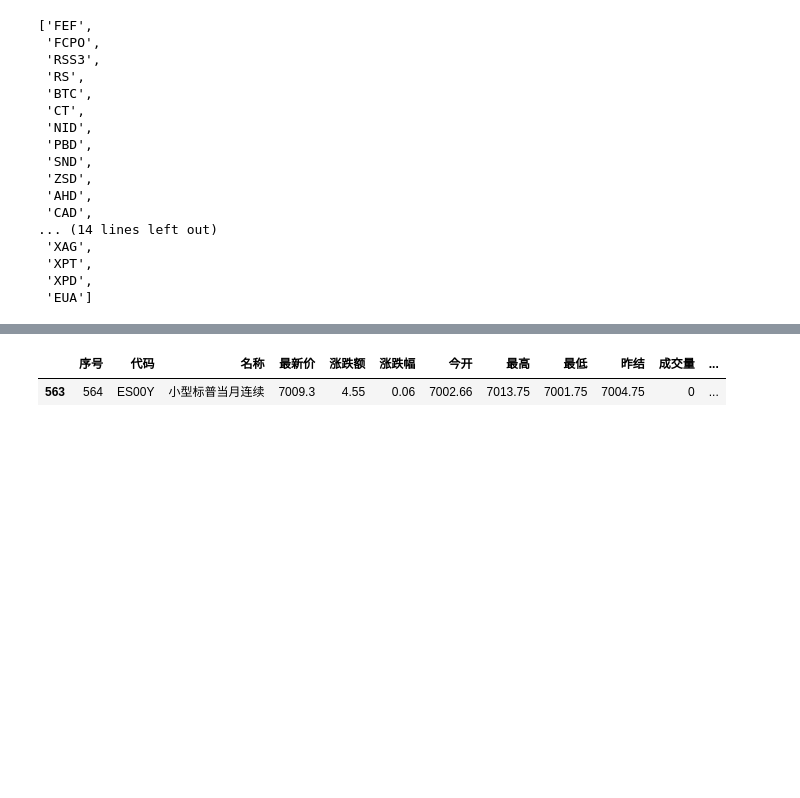
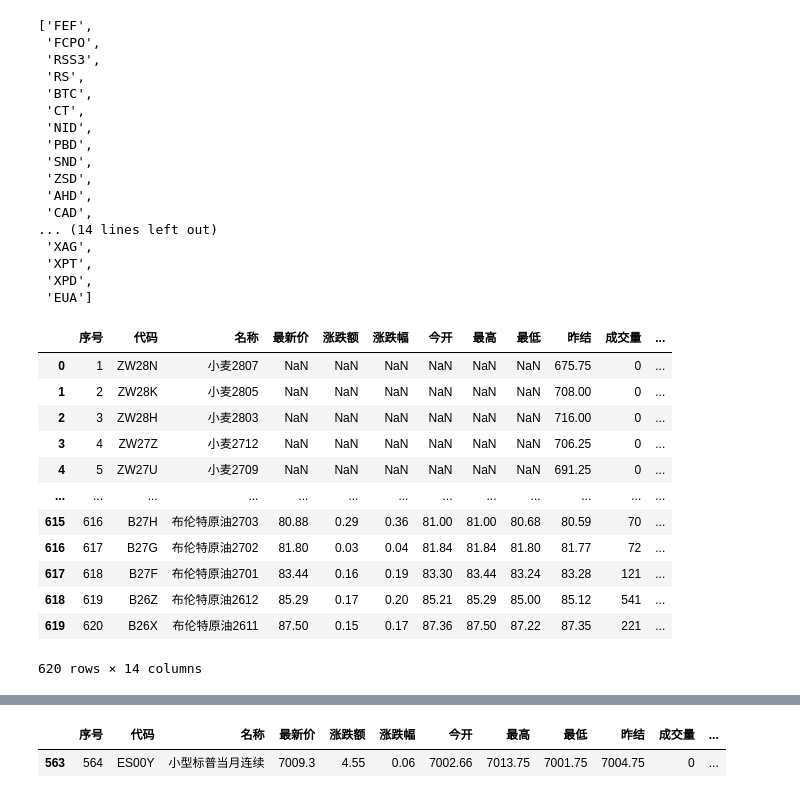
Before and after one commit to u588/app, a Jupyter notebook: AiStock/AK数据接口.ipynb, the cells around one changed output, grey strips where cells are left out. Cells and saved outputs as stored; diff of their text form; code cells hidden in the pictures; blank space fills up the shorter version.

```diff
--- a/AiStock/AK数据接口.ipynb
+++ b/AiStock/AK数据接口.ipynb
@@ -89,6 +91,22 @@ ak.futures_foreign_commodity_subscribe_exchange_symbol()
  'EUA']
 # %%
 spot = ak.futures_global_spot_em()
+# %%
+spot
+# %% [output]
+|  | 序号 | 代码 | 名称 | 最新价 | 涨跌额 | 涨跌幅 | 今开 | 最高 | 最低 | 昨结 | 成交量 | ... |
+| 0 | 1 | ZW28N | 小麦2807 | NaN | NaN | NaN | NaN | NaN | NaN | 675.75 | 0 | ... |
+| 1 | 2 | ZW28K | 小麦2805 | NaN | NaN | NaN | NaN | NaN | NaN | 708.00 | 0 | ... |
+| 2 | 3 | ZW28H | 小麦2803 | NaN | NaN | NaN | NaN | NaN | NaN | 716.00 | 0 | ... |
+| 3 | 4 | ZW27Z | 小麦2712 | NaN | NaN | NaN | NaN | NaN | NaN | 706.25 | 0 | ... |
+| 4 | 5 | ZW27U | 小麦2709 | NaN | NaN | NaN | NaN | NaN | NaN | 691.25 | 0 | ... |
+| ... | ... | ... | ... | ... | ... | ... | ... | ... | ... | ... | ... | ... |
+| 615 | 616 | B27H | 布伦特原油2703 | 80.88 | 0.29 | 0.36 | 81.00 | 81.00 | 80.68 | 80.59 | 70 | ... |
+| 616 | 617 | B27G | 布伦特原油2702 | 81.80 | 0.03 | 0.04 | 81.84 | 81.84 | 81.80 | 81.77 | 72 | ... |
+| 617 | 618 | B27F | 布伦特原油2701 | 83.44 | 0.16 | 0.19 | 83.30 | 83.44 | 83.24 | 83.28 | 121 | ... |
+| 618 | 619 | B26Z | 布伦特原油2612 | 85.29 | 0.17 | 0.20 | 85.21 | 85.29 | 85.00 | 85.12 | 541 | ... |
+| 619 | 620 | B26X | 布伦特原油2611 | 87.50 | 0.15 | 0.17 | 87.36 | 87.50 | 87.22 | 87.35 | 221 | ... |
+620 rows × 14 columns
 # %%
 spot[spot['代码'].str.startswith('CL')]
 # %% [output]
```
Also changed, not shown: parts of 15 cells of this notebook, 5 other files.
